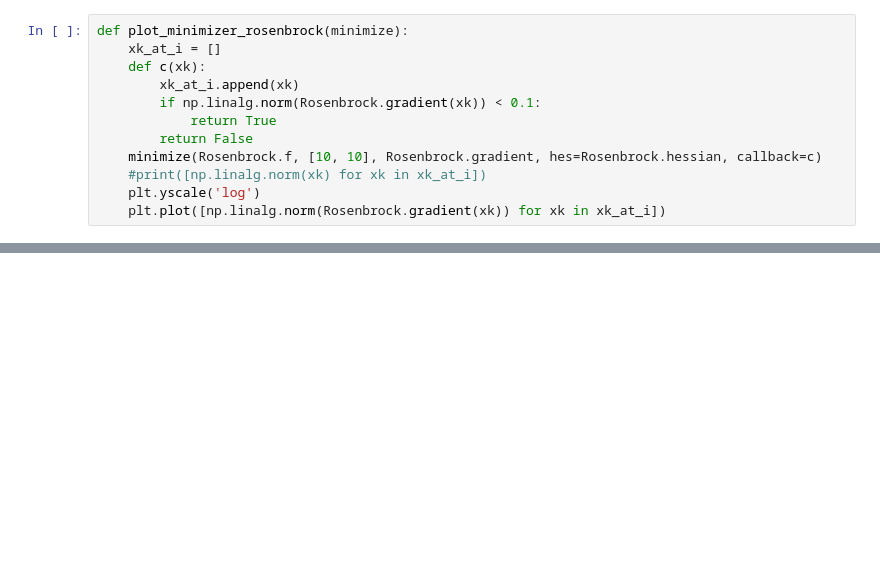
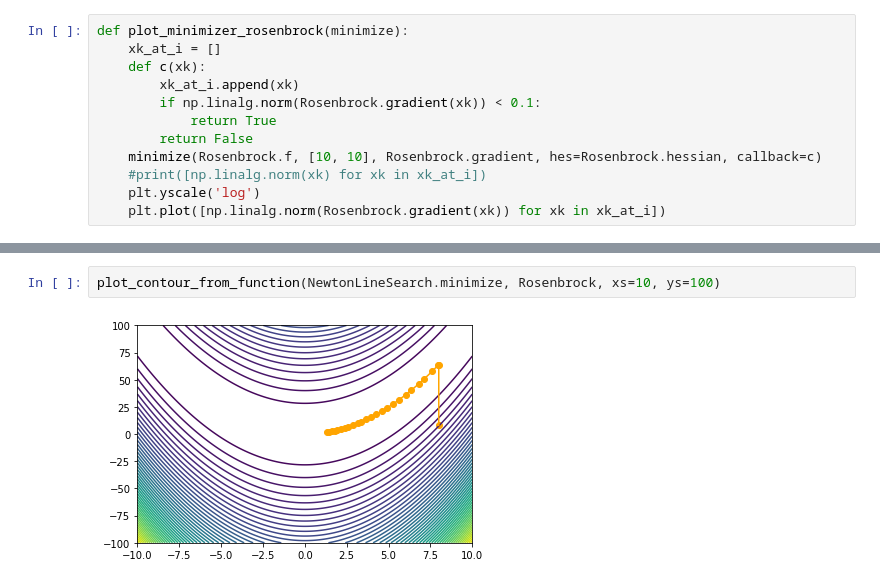
Before and after one commit to Snailed/no-2022-code, a Jupyter notebook: no-assignment-3.ipynb, the cells around one changed output, grey strips where cells are left out. Cells and saved outputs as stored; diff of their text form; blank space fills up the shorter version.

```diff
--- a/no-assignment-3.ipynb
+++ b/no-assignment-3.ipynb
@@ -63,2 +99,6 @@ plot_minimizer_rosenbrock(NewtonLineSearch.minimize)
+# %%
+plot_contour_from_function(NewtonLineSearch.minimize, Rosenbrock, xs=10, ys=100)
+# %% [output]
+[figure, added]
 # %%
 plot_minimizer_rosenbrock(SteepestDescentLineSearch.minimize)
```
Also changed, not shown: parts of 26 cells of this notebook, 6 other files.
